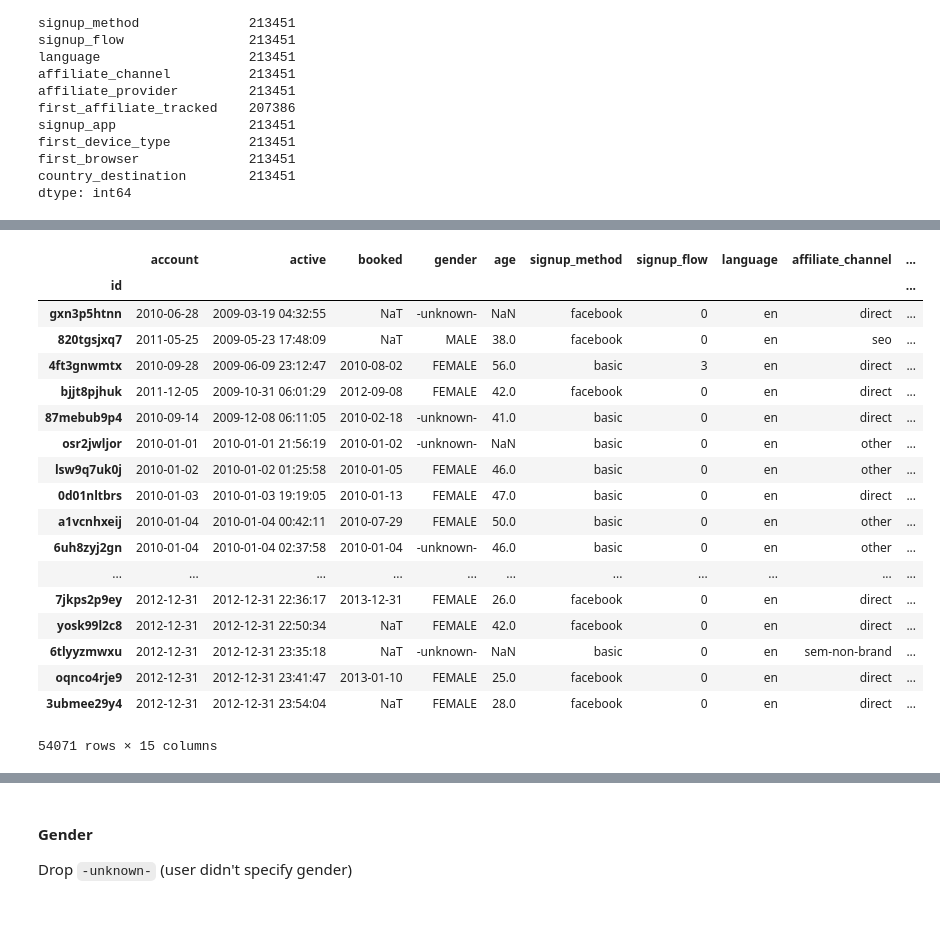
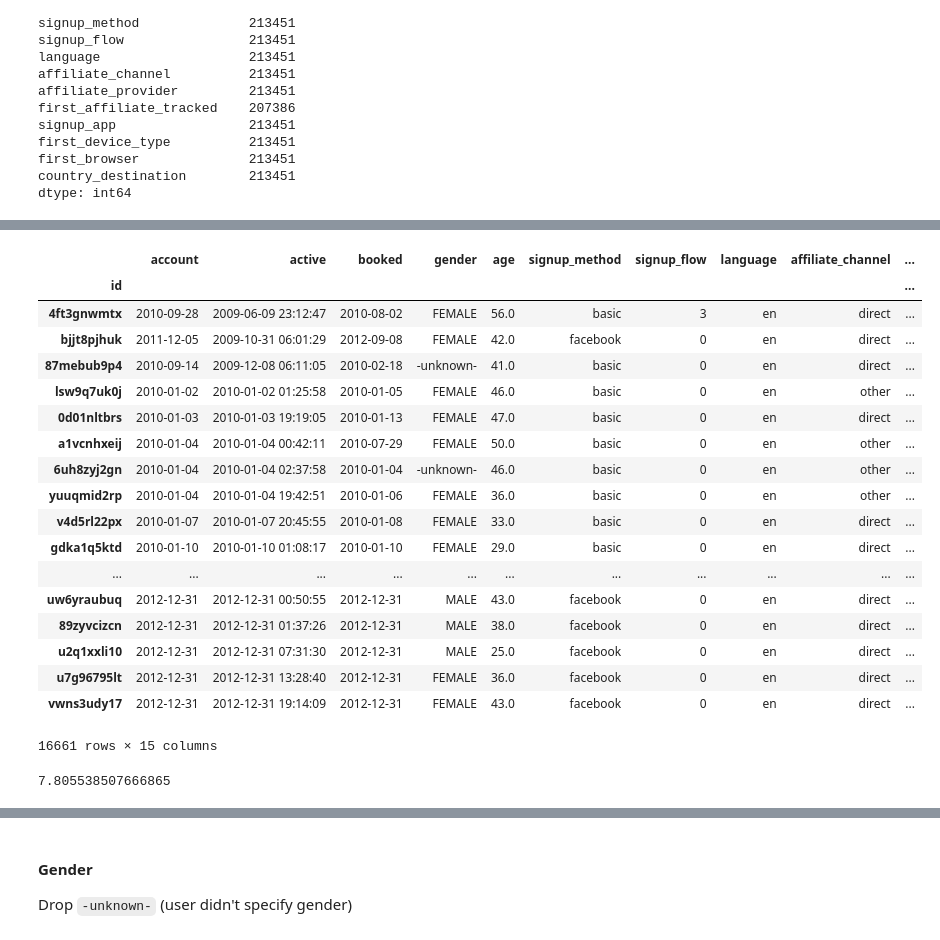
Before and after one commit to vnessified/DS-SF-23, a Jupyter notebook: final-project/data-cleanup.ipynb, the cells around one changed output, grey strips where cells are left out. Saved outputs shown, nothing was run; the diff lists cells and outputs as text; code cells hidden in the pictures.

```diff
--- a/final-project/data-cleanup.ipynb
+++ b/final-project/data-cleanup.ipynb
@@ -89 +125,3 @@ users['active'] = pd.to_datetime(users['active'], format='%Y%m%d%H%M%S')
+# %%
+users.dropna(inplace = True, subset = ['booked','age','first_affiliate_tracked'])
 # %%
@@ -114,22 +230,28 @@ active.value_counts().plot(kind='line', figsize = (8, 8))
 # %%
-users[users.active < pd.to_datetime(20130101, format='%Y%m%d')]
+#checking data before Jan 2013
+users[users.booked < pd.to_datetime(20130101, format='%Y%m%d')]
 # %% [output]
 |  | account | active | booked | gender | age | signup_method | signup_flow | language | affiliate_channel | ... |
 | id |  |  |  |  |  |  |  |  |  | ... |
-| gxn3p5htnn | 2010-06-28 | 2009-03-19 04:32:55 | NaT | -unknown- | NaN | facebook | 0 | en | direct | ... |
-| 820tgsjxq7 | 2011-05-25 | 2009-05-23 17:48:09 | NaT | MALE | 38.0 | facebook | 0 | en | seo | ... |
 | 4ft3gnwmtx | 2010-09-28 | 2009-06-09 23:12:47 | 2010-08-02 | FEMALE | 56.0 | basic | 3 | en | direct | ... |
 | bjjt8pjhuk | 2011-12-05 | 2009-10-31 06:01:29 | 2012-09-08 | FEMALE | 42.0 | facebook | 0 | en | direct | ... |
 | 87mebub9p4 | 2010-09-14 | 2009-12-08 06:11:05 | 2010-02-18 | -unknown- | 41.0 | basic | 0 | en | direct | ... |
-| osr2jwljor | 2010-01-01 | 2010-01-01 21:56:19 | 2010-01-02 | -unknown- | NaN | basic | 0 | en | other | ... |
 | lsw9q7uk0j | 2010-01-02 | 2010-01-02 01:25:58 | 2010-01-05 | FEMALE | 46.0 | basic | 0 | en | other | ... |
 | 0d01nltbrs | 2010-01-03 | 2010-01-03 19:19:05 | 2010-01-13 | FEMALE | 47.0 | basic | 0 | en | direct | ... |
 | a1vcnhxeij | 2010-01-04 | 2010-01-04 00:42:11 | 2010-07-29 | FEMALE | 50.0 | basic | 0 | en | other | ... |
 | 6uh8zyj2gn | 2010-01-04 | 2010-01-04 02:37:58 | 2010-01-04 | -unknown- | 46.0 | basic | 0 | en | other | ... |
+| yuuqmid2rp | 2010-01-04 | 2010-01-04 19:42:51 | 2010-01-06 | FEMALE | 36.0 | basic | 0 | en | other | ... |
+| v4d5rl22px | 2010-01-07 | 2010-01-07 20:45:55 | 2010-01-08 | FEMALE | 33.0 | basic | 0 | en | direct | ... |
+| gdka1q5ktd | 2010-01-10 | 2010-01-10 01:08:17 | 2010-01-10 | FEMALE | 29.0 | basic | 0 | en | direct | ... |
 | ... | ... | ... | ... | ... | ... | ... | ... | ... | ... | ... |
-| 7jkps2p9ey | 2012-12-31 | 2012-12-31 22:36:17 | 2013-12-31 | FEMALE | 26.0 | facebook | 0 | en | direct | ... |
-| yosk99l2c8 | 2012-12-31 | 2012-12-31 22:50:34 | NaT | FEMALE | 42.0 | facebook | 0 | en | direct | ... |
-| 6tlyyzmwxu | 2012-12-31 | 2012-12-31 23:35:18 | NaT | -unknown- | NaN | basic | 0 | en | sem-non-brand | ... |
-| oqnco4rje9 | 2012-12-31 | 2012-12-31 23:41:47 | 2013-01-10 | FEMALE | 25.0 | facebook | 0 | en | direct | ... |
-| 3ubmee29y4 | 2012-12-31 | 2012-12-31 23:54:04 | NaT | FEMALE | 28.0 | facebook | 0 | en | direct | ... |
+| uw6yraubuq | 2012-12-31 | 2012-12-31 00:50:55 | 2012-12-31 | MALE | 43.0 | facebook | 0 | en | direct | ... |
+| 89zyvcizcn | 2012-12-31 | 2012-12-31 01:37:26 | 2012-12-31 | MALE | 38.0 | facebook | 0 | en | direct | ... |
+| u2q1xxli10 | 2012-12-31 | 2012-12-31 07:31:30 | 2012-12-31 | MALE | 25.0 | facebook | 0 | en | direct | ... |
+| u7g96795lt | 2012-12-31 | 2012-12-31 13:28:40 | 2012-12-31 | FEMALE | 36.0 | facebook | 0 | en | direct | ... |
+| vwns3udy17 | 2012-12-31 | 2012-12-31 19:14:09 | 2012-12-31 | FEMALE | 43.0 | facebook | 0 | en | direct | ... |
-54071 rows × 15 columns
+16661 rows × 15 columns
+# %%
+#percent of data that is from before Jan 2013
+(16661.00/213451.00)*100
+# %% [output]
+7.805538507666865
```
Also changed, not shown: parts of 76 cells of this notebook, 1 other file.
